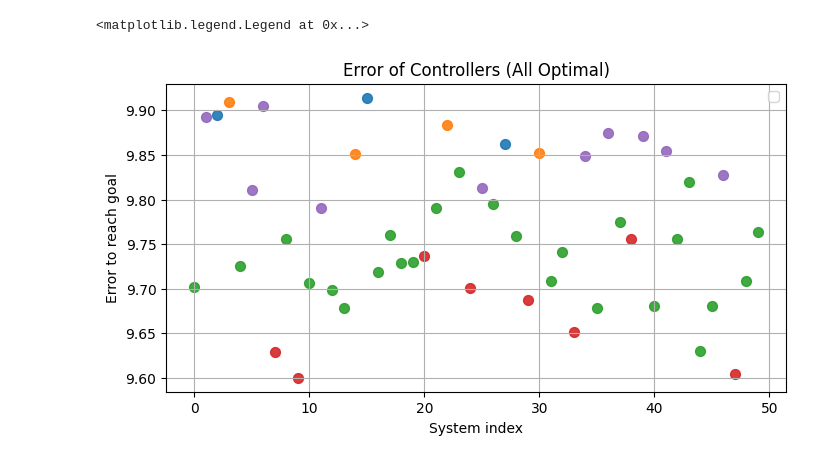
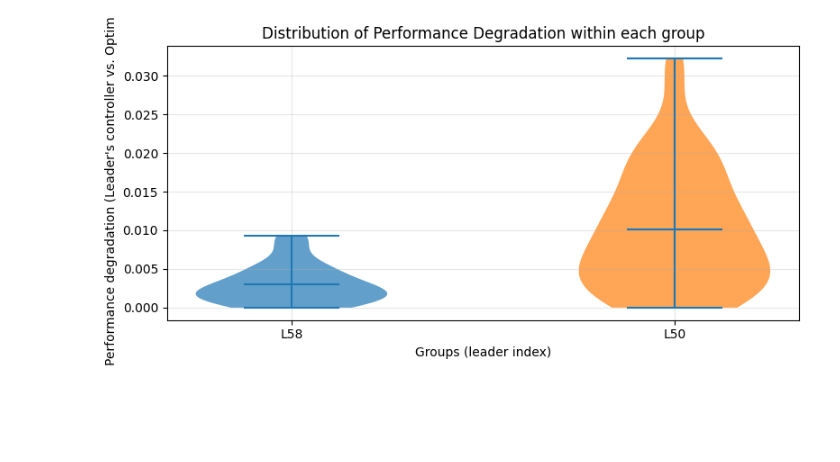
Before and after one commit to PeilinZhang/4YP, a Jupyter notebook: Grouping.ipynb, the cells around one changed output. Saved outputs shown, nothing was run; the diff lists cells and outputs as text; code cells hidden in the pictures; blank space fills up the shorter version.

```diff
--- a/Grouping.ipynb
+++ b/Grouping.ipynb
@@ -713,25 +659,64 @@ for i in range(num_systems):
     error_o = control_effectiveness(A, B, K)
     error_optimal[i] = error_o
 
-plt.figure(figsize=(8, 4))
-for g in groups:
-    leader = g["leader"]
-    members = g["members"]
-    plt.scatter(
-        members,
-        [error_optimal[m] for m in members],
-        color=leader_color[leader],
-        s=50,
-        alpha=0.9,
-    )
-plt.grid(True)
-plt.xlabel("System index")
-plt.ylabel("Error to reach goal")
-plt.title("Error of Controllers (All Optimal)")
-plt.legend()
+# plt.figure(figsize=(8, 4))
+# for g in groups:
+#     leader = g["leader"]
+#     members = g["members"]
+#     plt.scatter(
+#         members,
+#         [error_optimal[m] for m in members],
+#         color=leader_color[leader],
+#         s=50,
+#         alpha=0.9,
+#     )
+# plt.grid(True)
+# plt.xlabel("System index")
+# plt.ylabel("Error to reach goal")
+# plt.title("Error of Controllers (All Optimal)")
+# plt.legend()
-# %% [output]
-<matplotlib.legend.Legend at 0x...>
-[figure, removed]
+# %%
+delta_error = {i: error[i] - error_optimal[i] for i in range(num_systems)}
+
+#violin plot
+group_data_error = []
+labels_error = []
+
+for g in groups:
+    leader = g["leader"]
+    members = g["members"]
+
+    values = [delta_error[i] for i in members]
+
+    group_data_error.append(values)
+    labels_error.append(f"L{leader}")
+
+plt.figure(figsize=(8, 4))
+
+vp = plt.violinplot(group_data_error, showmeans=True, showmedians=False)
+
+# color each violin
+unique_leaders = [g["leader"] for g in groups]
+colors = plt.cm.tab10(range(len(unique_leaders)))
+
+for i, body in enumerate(vp["bodies"]):
+    body.set_facecolor(colors[i])
+    body.set_alpha(0.7)
+
+# for i, values in enumerate(group_data, start=1):
+#     x = np.random.normal(i, 0.05, size=len(values))  # jitter
+#     plt.scatter(x, values, color="black", s=15, alpha=0.6)
+
+plt.xticks(range(1, len(labels_error) + 1), labels_error)
+plt.xlabel("Groups (leader index)")
+plt.ylabel("Performance degradation (Leader's controller vs. Optimal)")
+plt.title("Distribution of Performance Degradation within each group")
+plt.grid(True, alpha=0.3)
+
+plt.tight_layout()
+plt.show()
+# %% [output]
+[figure, added]
 # %%
 # import csv
 # print(error)
```
Also changed, not shown: parts of 24 cells of this notebook, 15 other files.
